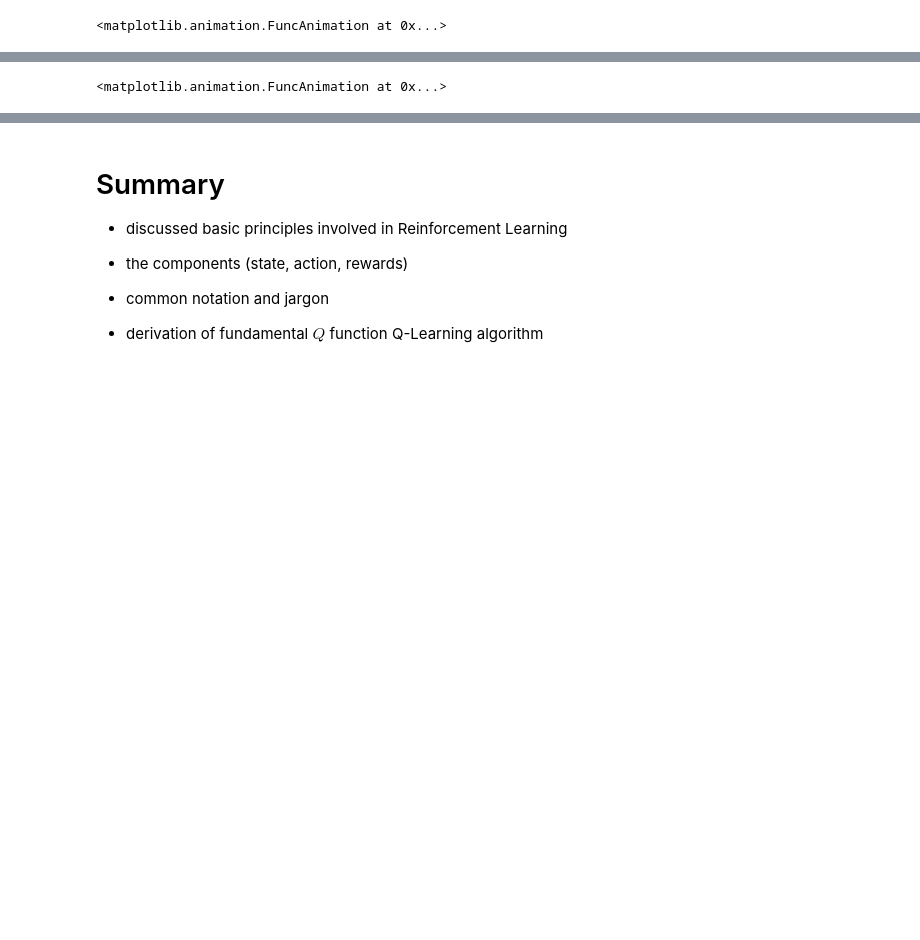
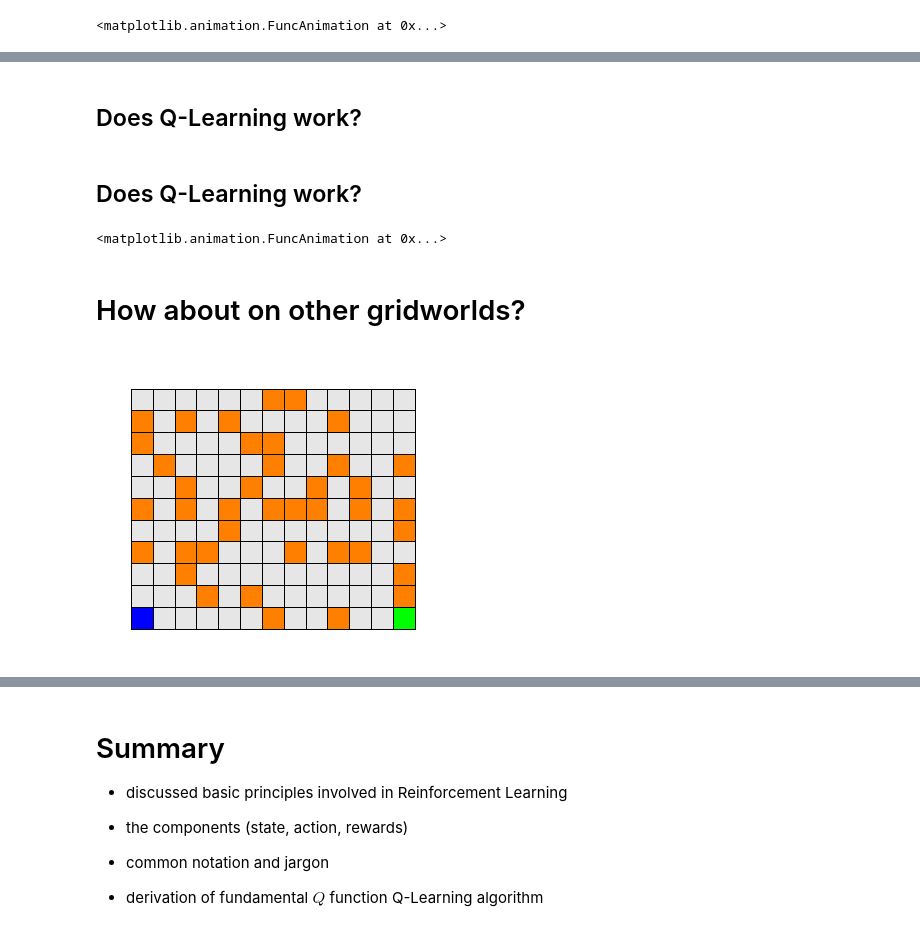
Before and after one commit to iqbal-chowdhury/mlrefined, a Jupyter notebook: 9.5_Reinforcement_part_1_PRESENTATION.ipynb, the cells around one changed output, grey strips where cells are left out. Cells and saved outputs as stored; diff of their text form; code cells hidden in the pictures; blank space fills up the shorter version.

```diff
--- a/9.5_Reinforcement_part_1_PRESENTATION.ipynb
+++ b/9.5_Reinforcement_part_1_PRESENTATION.ipynb
@@ -413,3 +400,7 @@ animator.animate_validation_runs(gridworld = small_maze,learner = qlearner,start
+# %% [markdown]
+## Does Q-Learning work?
+# %% [markdown]
+## Does Q-Learning work?
 # %%
 # load in gridworld animation module
 from gridworld_lib import gridworld_animators
@@ -422,3 +413,5 @@ locs = [[9,0],[0,0],[5,5]]
 animator.animate_validation_runs(gridworld = small_maze,learner = qlearner,starting_locations = locs)
 # %% [output]
 <matplotlib.animation.FuncAnimation at 0x...>
+# %% [markdown]
+# How about on other gridworlds?
@@ -424,0 +420,11 @@ animator.animate_validation_runs(gridworld = small_maze,learner = qlearner,start
+# %%
+# import custom gridworld simulator
+from gridworld_lib import gridworld_enviro
+
+# generate instance of gridworld
+small_maze = gridworld_enviro.environment(world_size = 'small', world_type = 'random')
+
+# show the grid
+small_maze.color_gridworld()
+# %% [output]
+[figure, added]
```
Also changed, not shown: parts of 20 cells of this notebook, 2 other files.
